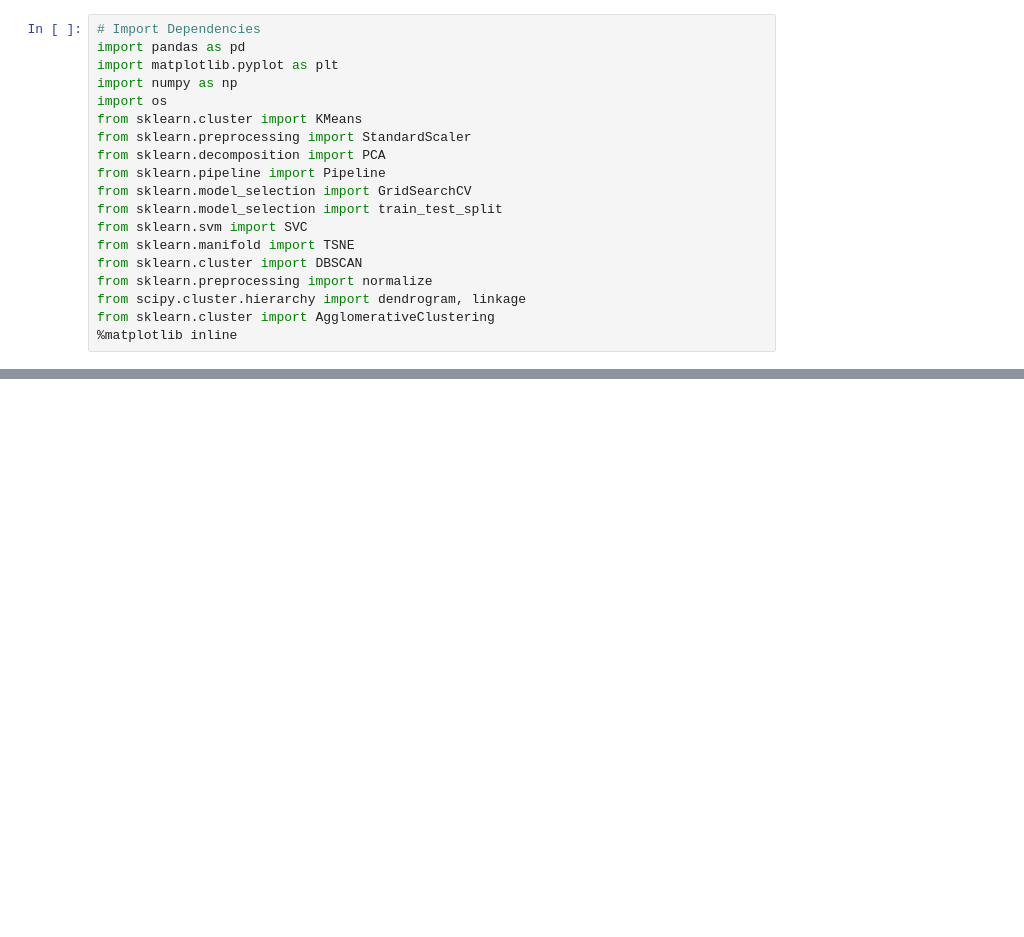
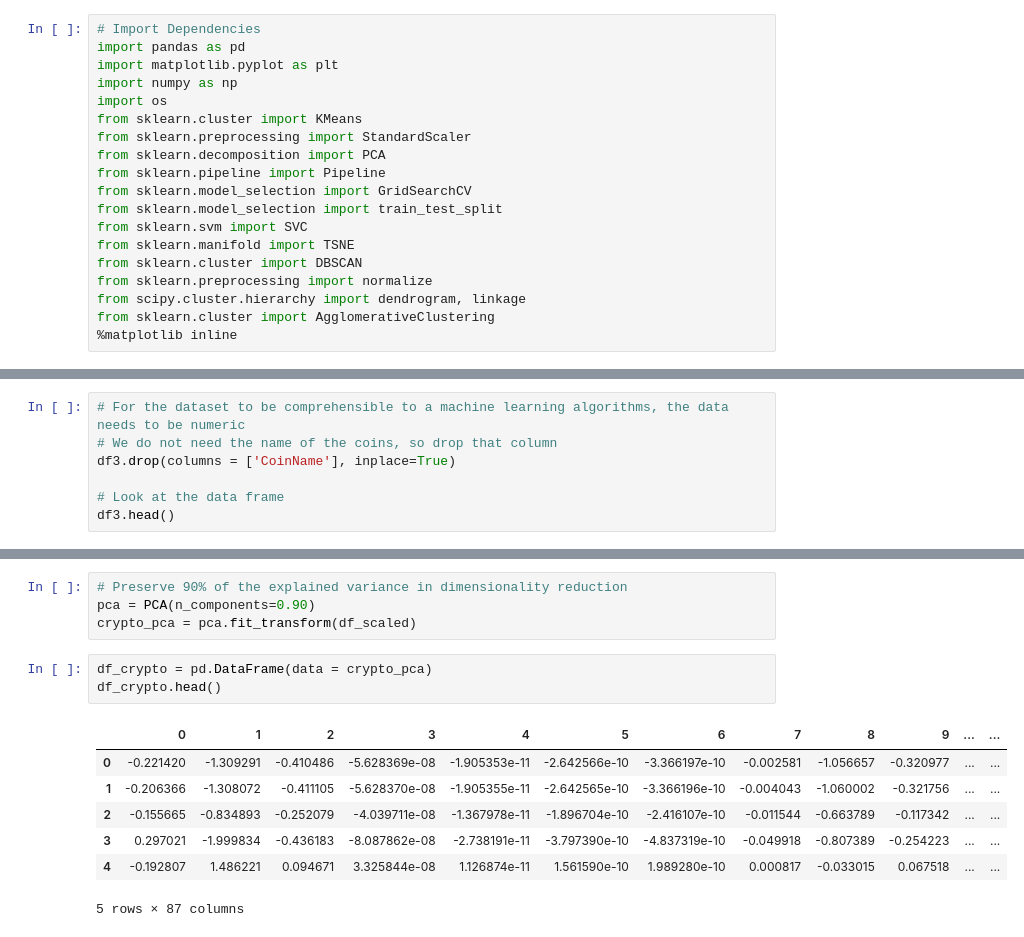
Before and after one commit to thisismstiffanyjones/Cryptocurrency-Clusters, a Jupyter notebook: Crypto.ipynb, the cells around one changed output, grey strips where cells are left out. Saved outputs shown, nothing was run; the diff lists cells and outputs as text; blank space fills up the shorter version.

```diff
--- a/Crypto.ipynb
+++ b/Crypto.ipynb
@@ -26,0 +87,7 @@ FileNotFoundError: [Errno 2] No such file or directory: 'crypto_data.csv'
+# %%
+# For the dataset to be comprehensible to a machine learning algorithms, the data needs to be numeric
+# We do not need the name of the coins, so drop that column
+df3.drop(columns = ['CoinName'], inplace=True)
+
+# Look at the data frame
+df3.head()
@@ -26,0 +144,15 @@ FileNotFoundError: [Errno 2] No such file or directory: 'crypto_data.csv'
+# %%
+# Preserve 90% of the explained variance in dimensionality reduction
+pca = PCA(n_components=0.90)
+crypto_pca = pca.fit_transform(df_scaled)
+# %%
+df_crypto = pd.DataFrame(data = crypto_pca)
+df_crypto.head()
+# %% [output]
+|  | 0 | 1 | 2 | 3 | 4 | 5 | 6 | 7 | 8 | 9 | ... | ... |
+| 0 | -0.221420 | -1.309291 | -0.410486 | -5.628369e-08 | -1.905353e-11 | -2.642566e-10 | -3.366197e-10 | -0.002581 | -1.056657 | -0.320977 | ... | ... |
+| 1 | -0.206366 | -1.308072 | -0.411105 | -5.628370e-08 | -1.905355e-11 | -2.642565e-10 | -3.366196e-10 | -0.004043 | -1.060002 | -0.321756 | ... | ... |
+| 2 | -0.155665 | -0.834893 | -0.252079 | -4.039711e-08 | -1.367978e-11 | -1.896704e-10 | -2.416107e-10 | -0.011544 | -0.663789 | -0.117342 | ... | ... |
+| 3 | 0.297021 | -1.999834 | -0.436183 | -8.087862e-08 | -2.738191e-11 | -3.797390e-10 | -4.837319e-10 | -0.049918 | -0.807389 | -0.254223 | ... | ... |
+| 4 | -0.192807 | 1.486221 | 0.094671 | 3.325844e-08 | 1.126874e-11 | 1.561590e-10 | 1.989280e-10 | 0.000817 | -0.033015 | 0.067518 | ... | ... |
+5 rows × 87 columns
```
Also changed, not shown: parts of 13 cells of this notebook.
